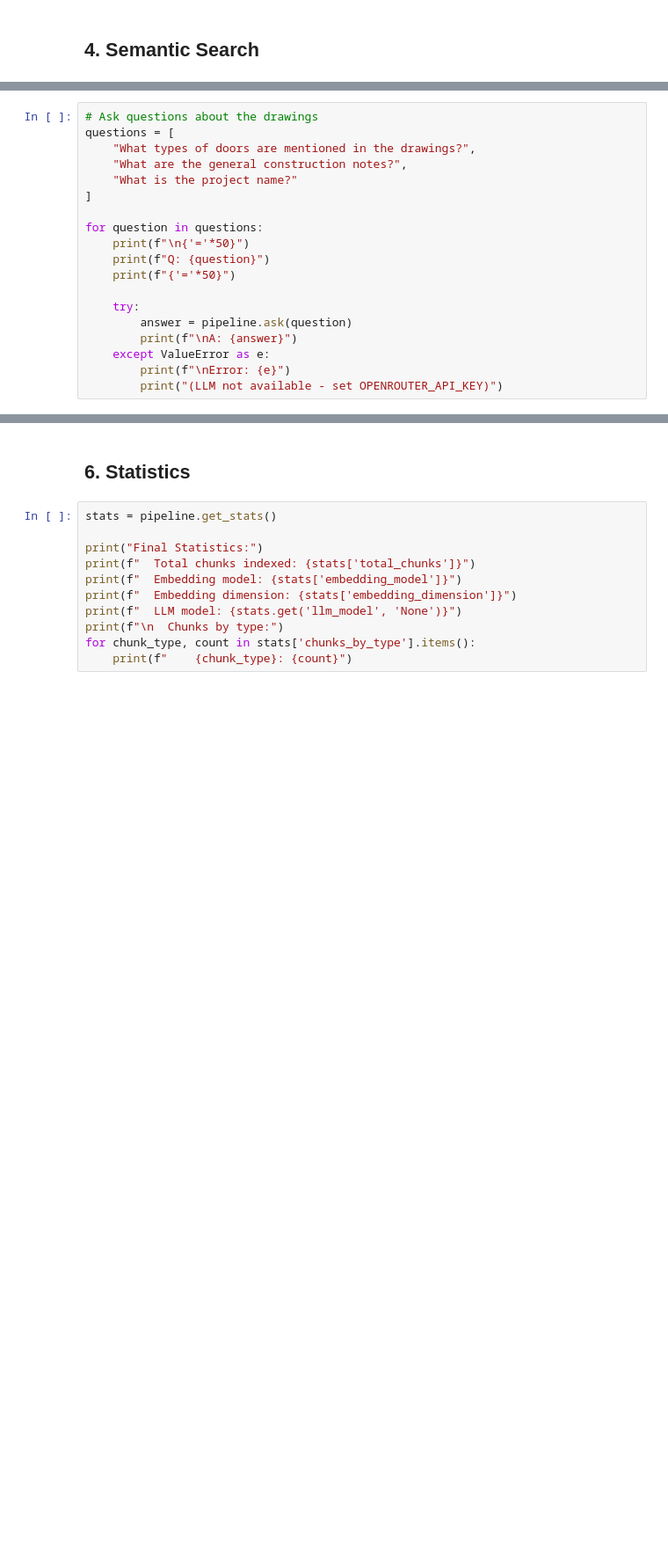
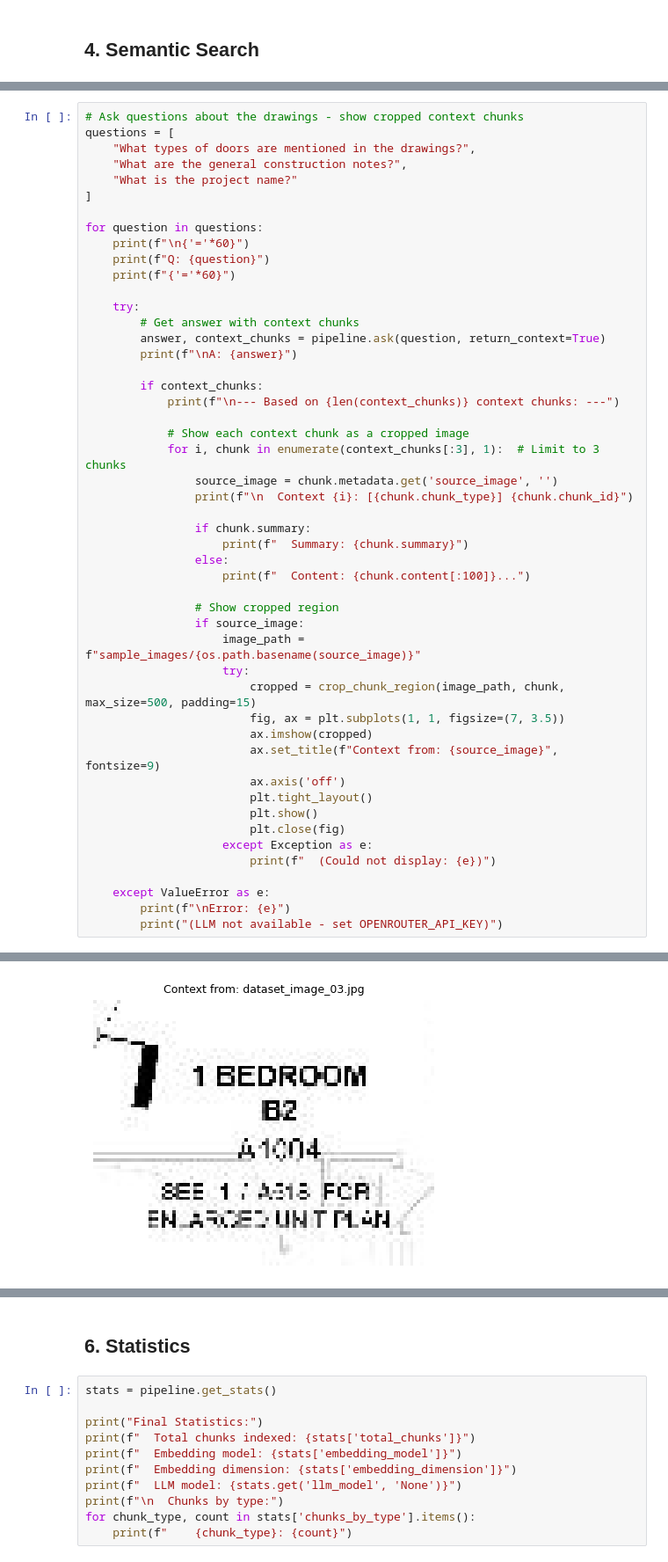
Before and after one commit to noelalexjoseph/CD-SemanticChunker, a Jupyter notebook: examples/02_full_pipeline.ipynb, the cells around one changed output, grey strips where cells are left out. Shown at 88% size. Cells and saved outputs as stored; diff of their text form; blank space fills up the shorter version.

```diff
--- a/examples/02_full_pipeline.ipynb
+++ b/examples/02_full_pipeline.ipynb
@@ -100,5 +313,5 @@ Use the `ask()` method to get LLM-generated answers grounded in the retrieved co
 # %%
-# Ask questions about the drawings
+# Ask questions about the drawings - show cropped context chunks
 questions = [
     "What types of doors are mentioned in the drawings?",
     "What are the general construction notes?",
@@ -106,13 +319,44 @@ questions = [
 ]
 
 for question in questions:
-    print(f"\n{'='*50}")
+    print(f"\n{'='*60}")
     print(f"Q: {question}")
-    print(f"{'='*50}")
+    print(f"{'='*60}")
 
     try:
-        answer = pipeline.ask(question)
+        # Get answer with context chunks
+        answer, context_chunks = pipeline.ask(question, return_context=True)
         print(f"\nA: {answer}")
+
+        if context_chunks:
+            print(f"\n--- Based on {len(context_chunks)} context chunks: ---")
+
+            # Show each context chunk as a cropped image
+            for i, chunk in enumerate(context_chunks[:3], 1):  # Limit to 3 chunks
+                source_image = chunk.metadata.get('source_image', '')
+                print(f"\n  Context {i}: [{chunk.chunk_type}] {chunk.chunk_id}")
+
+                if chunk.summary:
+                    print(f"  Summary: {chunk.summary}")
+                else:
+                    print(f"  Content: {chunk.content[:100]}...")
+
+                # Show cropped region
+                if source_image:
+                    image_path = f"sample_images/{os.path.basename(source_image)}"
+                    try:
+                        cropped = crop_chunk_region(image_path, chunk, max_size=500, padding=15)
+                        fig, ax = plt.subplots(1, 1, figsize=(7, 3.5))
+                        ax.imshow(cropped)
+                        ax.set_title(f"Context from: {source_image}", fontsize=9)
+                        ax.axis('off')
+                        plt.tight_layout()
+                        plt.show()
+                        plt.close(fig)
+                    except Exception as e:
+                        print(f"  (Could not display: {e})")
+
     except ValueError as e:
         print(f"\nError: {e}")
         print("(LLM not available - set OPENROUTER_API_KEY)")
+# %% [output]
@@ -118,0 +373 @@ for question in questions:
+[figure, added]
```
Also changed, not shown: parts of 14 cells of this notebook, 52 other files.
